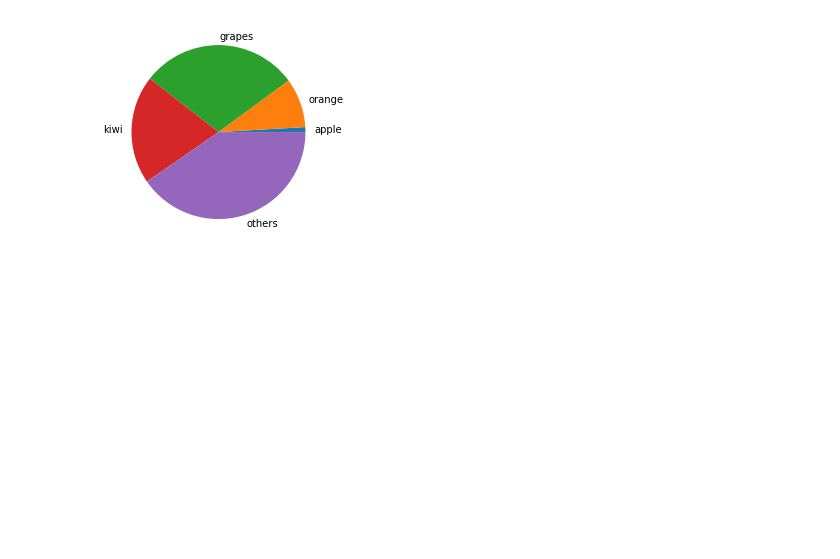
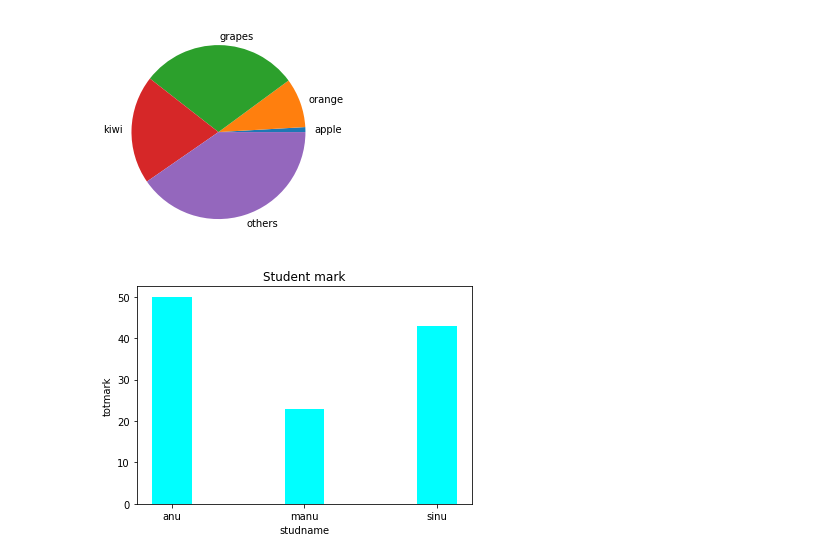
Before and after one commit to AswathiManoj0/S3, a Jupyter notebook: DATASCIENCE/graph.py.ipynb, the cells around one changed output. Cells and saved outputs as stored; diff of their text form; code cells hidden in the pictures; blank space fills up the shorter version.

```diff
--- a/DATASCIENCE/graph.py.ipynb
+++ b/DATASCIENCE/graph.py.ipynb
@@ -66,3 +66,16 @@ plt.pie(x,labels=mlabel)
 plt.show()
 # %% [output]
 [figure]
+# %%
+import matplotlib.pyplot as plt
+import numpy as np
+dict={'anu':50,'manu':23,'sinu':43}
+studname=list(dict.keys())
+totmark=list(dict.values())
+plt.bar(studname,totmark,color='cyan',width=0.3)
+plt.xlabel("studname")
+plt.ylabel("totmark")
+plt.title("Student mark")
+plt.show()
+# %% [output]
+[figure, added]
```
Also changed, not shown: parts of 1 cell of this notebook.
